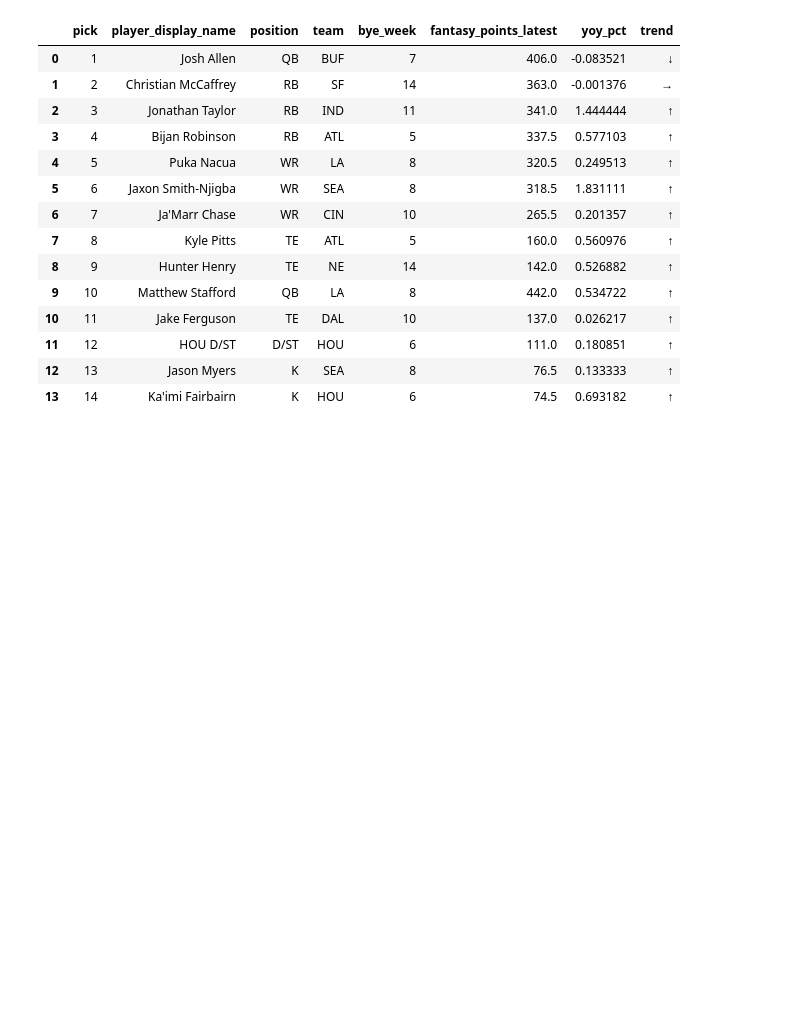
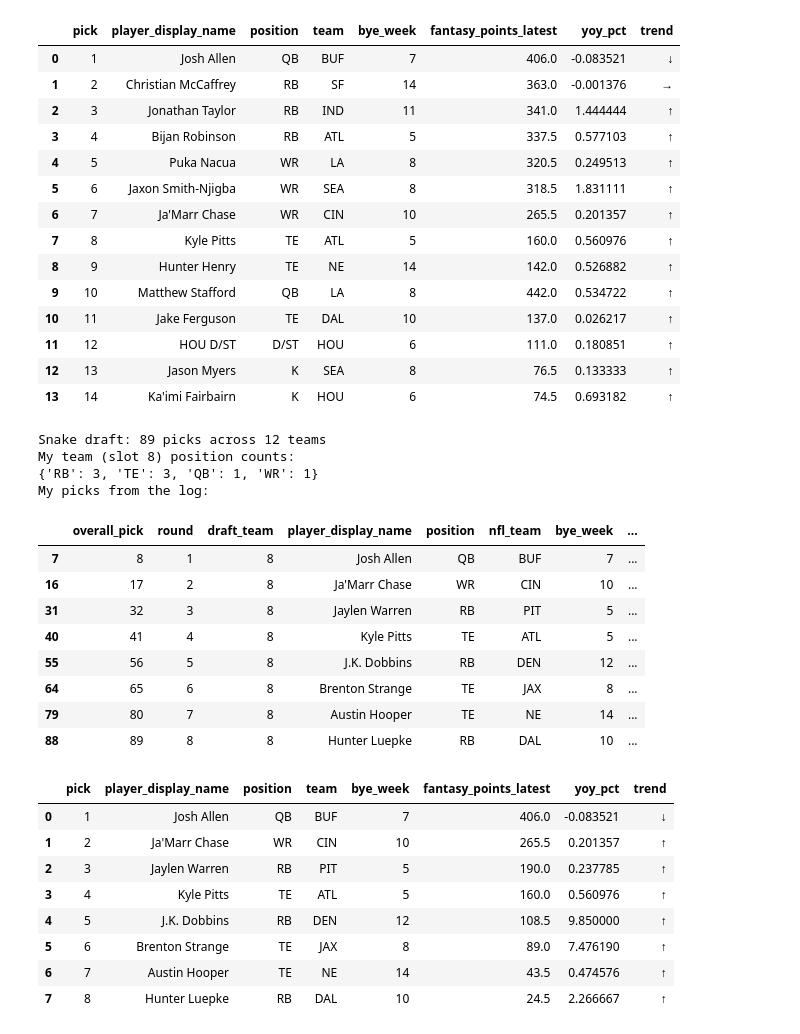
Before and after one commit to broverlord93/about, a Jupyter notebook: nfl_analyzer/src/nfl_analyzer/draft_analysis.ipynb, the cells around one changed output. Drawn from its saved outputs; the diff is of its cells as text; code cells hidden in the pictures; blank space fills up the shorter version.

Commit message:
Simulate drafting an ideal team according to metrics, and simulate drafting my team assuming all fantasy teams abide by my logic.

```diff
--- a/nfl_analyzer/src/nfl_analyzer/draft_analysis.ipynb
+++ b/nfl_analyzer/src/nfl_analyzer/draft_analysis.ipynb
@@ -381,3 +381,37 @@ ideal_team
 | 11 | 12 | HOU D/ST | D/ST | HOU | 6 | 111.0 | 0.180851 | ↑ |
 | 12 | 13 | Jason Myers | K | SEA | 8 | 76.5 | 0.133333 | ↑ |
 | 13 | 14 | Ka'imi Fairbairn | K | HOU | 6 | 74.5 | 0.693182 | ↑ |
+# %%
+from nfl_analyzer.draft import simulate_snake_draft
+from nfl_analyzer.league import PICK_SLOT
+
+draft_log, my_simulated_team = simulate_snake_draft(draft_board)
+print(f"Snake draft: {len(draft_log)} picks across 12 teams")
+print(f"My team (slot {PICK_SLOT}) position counts:")
+print(my_simulated_team["position"].value_counts().to_dict())
+print("My picks from the log:")
+display(draft_log.loc[draft_log["draft_team"] == PICK_SLOT])
+my_simulated_team
+# %% [output]
+Snake draft: 89 picks across 12 teams
+My team (slot 8) position counts:
+{'RB': 3, 'TE': 3, 'QB': 1, 'WR': 1}
+My picks from the log:
+|  | overall_pick | round | draft_team | player_display_name | position | nfl_team | bye_week | ... |
+| 7 | 8 | 1 | 8 | Josh Allen | QB | BUF | 7 | ... |
+| 16 | 17 | 2 | 8 | Ja'Marr Chase | WR | CIN | 10 | ... |
+| 31 | 32 | 3 | 8 | Jaylen Warren | RB | PIT | 5 | ... |
+| 40 | 41 | 4 | 8 | Kyle Pitts | TE | ATL | 5 | ... |
+| 55 | 56 | 5 | 8 | J.K. Dobbins | RB | DEN | 12 | ... |
+| 64 | 65 | 6 | 8 | Brenton Strange | TE | JAX | 8 | ... |
+| 79 | 80 | 7 | 8 | Austin Hooper | TE | NE | 14 | ... |
+| 88 | 89 | 8 | 8 | Hunter Luepke | RB | DAL | 10 | ... |
+|  | pick | player_display_name | position | team | bye_week | fantasy_points_latest | yoy_pct | trend |
+| 0 | 1 | Josh Allen | QB | BUF | 7 | 406.0 | -0.083521 | ↓ |
+| 1 | 2 | Ja'Marr Chase | WR | CIN | 10 | 265.5 | 0.201357 | ↑ |
+| 2 | 3 | Jaylen Warren | RB | PIT | 5 | 190.0 | 0.237785 | ↑ |
+| 3 | 4 | Kyle Pitts | TE | ATL | 5 | 160.0 | 0.560976 | ↑ |
+| 4 | 5 | J.K. Dobbins | RB | DEN | 12 | 108.5 | 9.850000 | ↑ |
+| 5 | 6 | Brenton Strange | TE | JAX | 8 | 89.0 | 7.476190 | ↑ |
+| 6 | 7 | Austin Hooper | TE | NE | 14 | 43.5 | 0.474576 | ↑ |
+| 7 | 8 | Hunter Luepke | RB | DAL | 10 | 24.5 | 2.266667 | ↑ |
```
Also changed, not shown: 1 other file.
